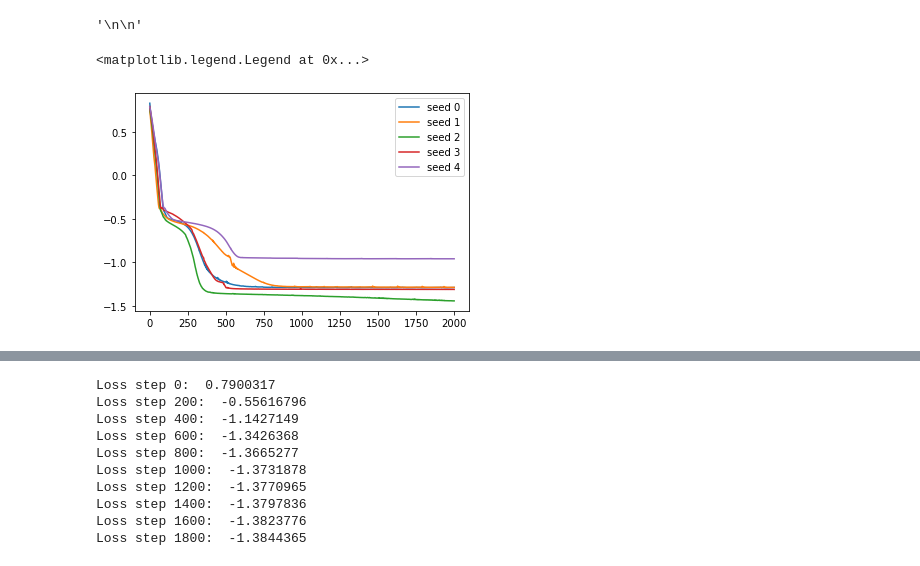
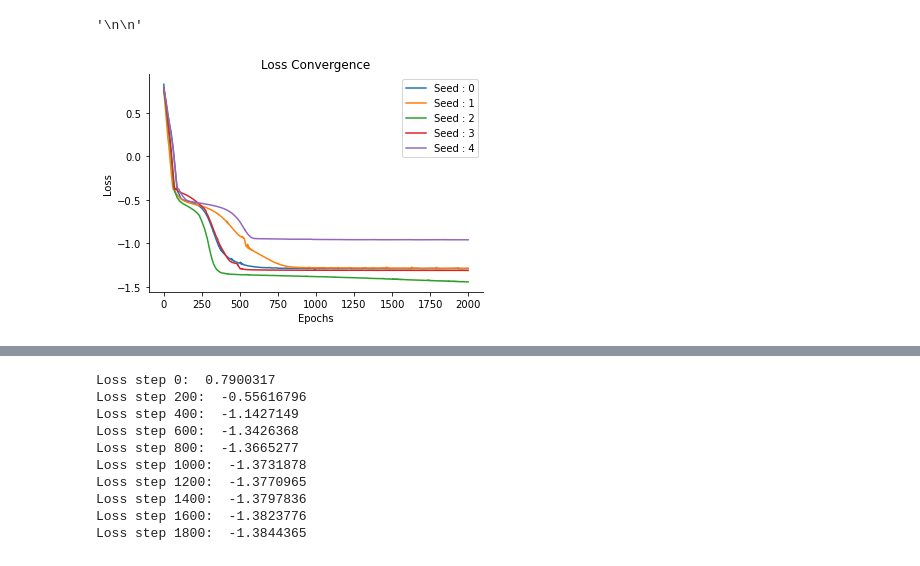
Before and after one commit to nipunbatra/bnn-zoo, a Jupyter notebook: notebooks/regression/DeepEnsemble_SinData.ipynb, the cells around one changed output, grey strips where cells are left out. Saved outputs shown, nothing was run; the diff lists cells and outputs as text; code cells hidden in the pictures.

```diff
--- a/notebooks/regression/DeepEnsemble_SinData.ipynb
+++ b/notebooks/regression/DeepEnsemble_SinData.ipynb
@@ -56,11 +56,14 @@ for i in range(5):
     losses_list.append(loss)
 # %%
 for i in range(5):
-    plt.plot(jnp.arange(0,2000,1),losses_list[i],label='seed '+str(i))
+    plt.plot(jnp.arange(0,2000,1),losses_list[i],label=f'Seed : {i}')
 plt.legend()
+plt.title('Loss Convergence')
+plt.xlabel('Epochs')
+plt.ylabel('Loss')
+sns.despine()
 # %% [output]
-<matplotlib.legend.Legend at 0x...>
-[figure, old version]
+[figure, new version]
 # %%
 X  = jnp.sort(X[:,0]).reshape(100,1)
 means_list,sigmas_list = predict.predict(5,model,params_list,X)
```
Also changed, not shown: parts of 13 cells of this notebook, 1 other file.
